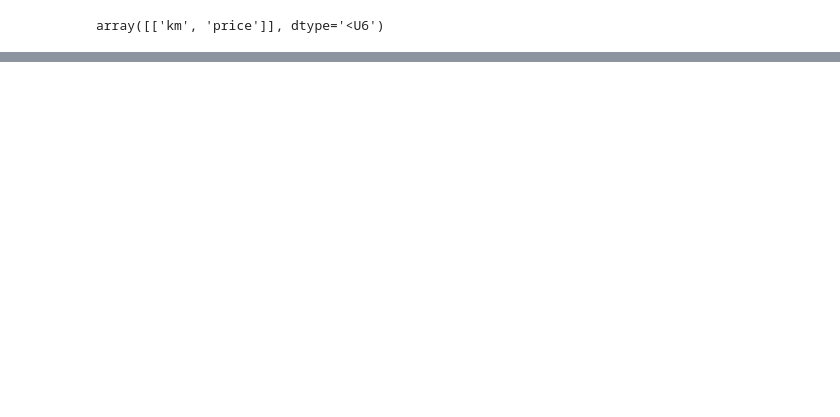
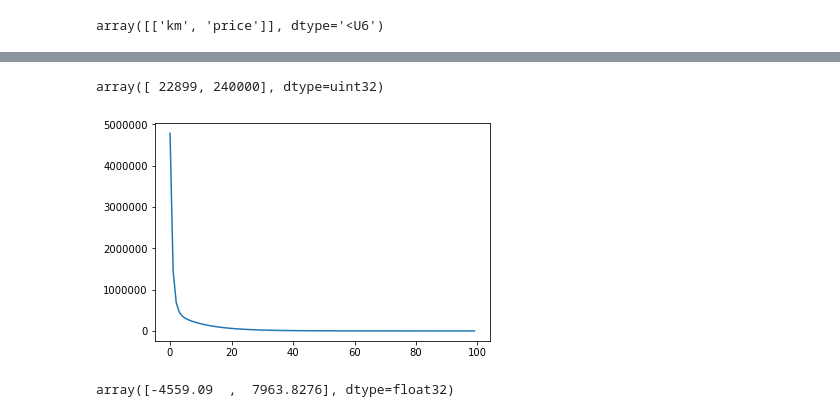
Before and after one commit to Sladge17/linear_regression, a Jupyter notebook: linear_regresion.ipynb, the cells around one changed output, grey strips where cells are left out. Drawn from its saved outputs; the diff is of its cells as text; code cells hidden in the pictures; blank space fills up the shorter version.

```diff
--- a/linear_regresion.ipynb
+++ b/linear_regresion.ipynb
@@ -88,3 +22,3 @@ array([[240000,   3650],
 # %%
-x = data[:, 0].reshape(-1, 1)
-y = data[:, 1].reshape(-1, 1)
+x = np.array(data[:, 0])
+y = np.array(data[:, 1])
@@ -118,0 +31,48 @@ array([[ 1,  4,  9],
+# %%
+def normalization(target, val_min, val_max):
+    return (target - val_min) / (val_max - val_min)
+
+x_minmax = np.array([np.min(x), np.max(x)])
+x_norm = normalization(x, *x_minmax)
+# %%
+x_minmax
+# %% [output]
+array([ 22899, 240000], dtype=uint32)
+# %%
+def learning_nn(weight, epochs, x_norm, y, alpha):
+    error = np.zeros(epochs, np.float32)
+    selection = np.array([0, 1], np.float32)
+    delta = np.zeros(2, np.float32)
+    for epoch in range(epochs):
+        # error[epoch] = (np.mean(x_norm * weight[0] + weight[1]) - np.mean(y)) ** 2
+        error[epoch] = np.power(np.mean(np.stack((x_norm,
+                                                    np.ones(x_norm.size)),
+                                                1) @ weight) - np.mean(y), 2)
+        if error[epoch] < 100:
+            return error
+        for i in range(x_norm.size):
+            selection[0] = x_norm[i]
+            # predict = x[i] * weight[0] + weight[1]
+            predict = selection @ weight
+            # delta[0] += (predict - y[i]) * x[i]
+            # delta[1] += (predict - y[i]) * 1
+            delta += (predict - y[i]) * selection
+        # weight[0] -= delta[0] * alpha[0]
+        # weight[1] -= delta[1] * alpha[1]
+        weight -= delta * alpha
+        delta[:] = 0
+    return error
+
+weight = np.array([np.random.rand(), np.max(y) / 2], np.float32)
+epochs = 100
+alpha = np.array([0.1, 0.01], np.float32)
+error = learning_nn(weight, epochs, x_norm, y, alpha)
+# %%
+plt.plot(range(epochs), error)
+plt.show()
+# %% [output]
+[figure, added]
+# %%
+weight
+# %% [output]
+array([-4559.09  ,  7963.8276], dtype=float32)
```
Also changed, not shown: parts of 22 cells of this notebook, 7 other files.
